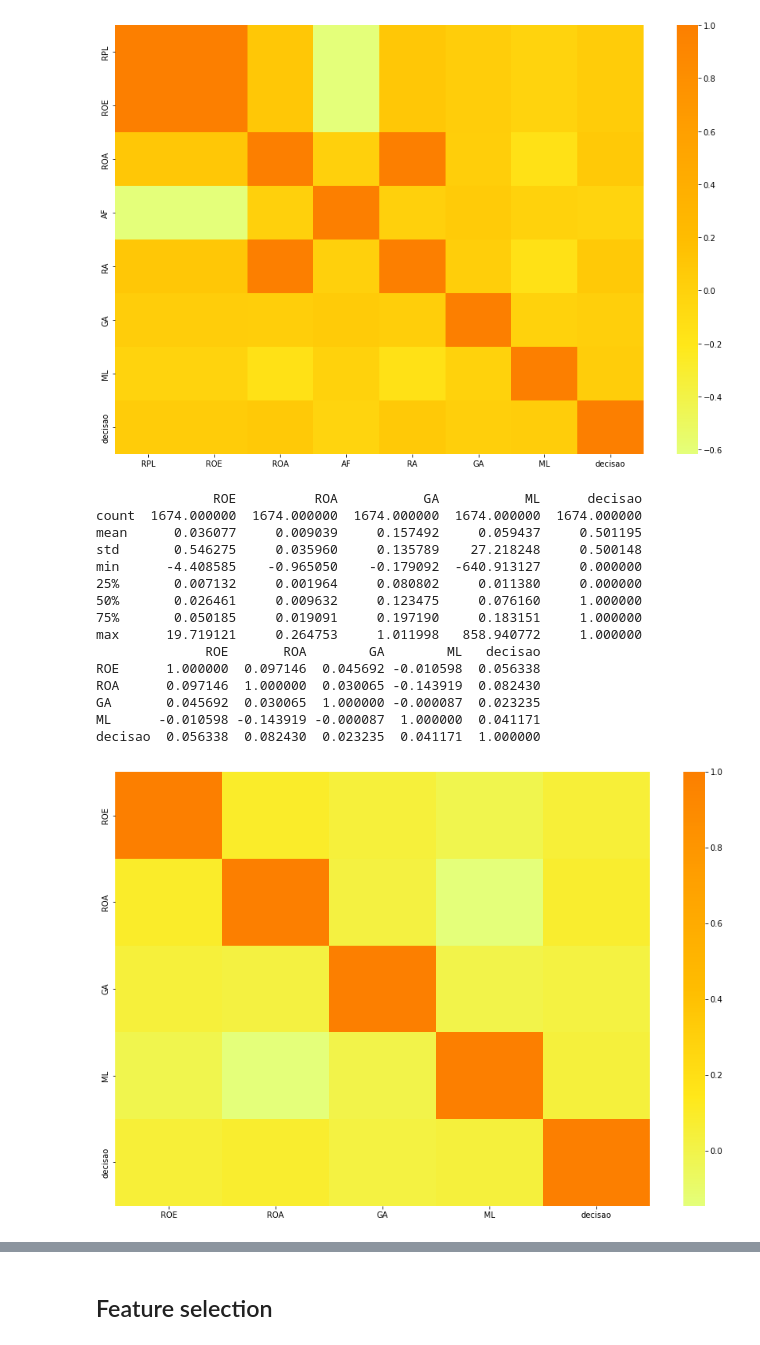
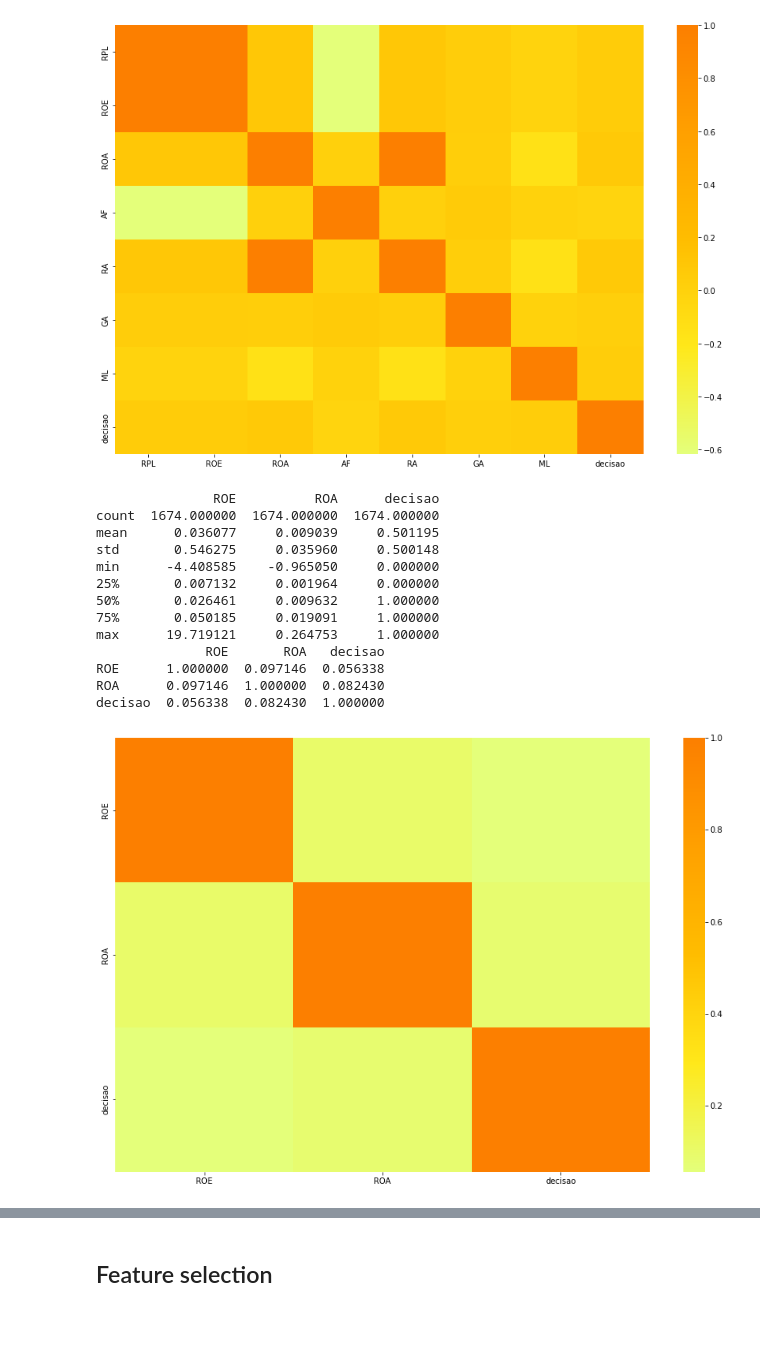
Before and after one commit to ricardomdesa/TCC-PUC-2020, a Jupyter notebook: notebooks/analis_descritiva.ipynb, the cells around one changed output, grey strips where cells are left out. Cells and saved outputs as stored; diff of their text form; code cells hidden in the pictures.

```diff
--- a/notebooks/analis_descritiva.ipynb
+++ b/notebooks/analis_descritiva.ipynb
@@ -86,24 +90,25 @@ ML       0.041171
 decisao  1.000000
 [figure]
 # %%
-remover = ["RPL", "RA", "AF"]
+# remover = ["RPL", "RA", "AF"]
+# remover = ["RPL", "RA"] # LogReg
+# remover = ["RPL", "RA", "AF", "GA"] # RN
+remover = ["RPL", "RA", "AF", "GA", "ML"] # RN
 df = df.drop(remover, axis=1)
 
 print_correlacoes(df)
 # %% [output]
-               ROE          ROA           GA           ML      decisao
-count  1674.000000  1674.000000  1674.000000  1674.000000  1674.000000
-mean      0.036077     0.009039     0.157492     0.059437     0.501195
-std       0.546275     0.035960     0.135789    27.218248     0.500148
-min      -4.408585    -0.965050    -0.179092  -640.913127     0.000000
-25%       0.007132     0.001964     0.080802     0.011380     0.000000
-50%       0.026461     0.009632     0.123475     0.076160     1.000000
-75%       0.050185     0.019091     0.197190     0.183151     1.000000
-max      19.719121     0.264753     1.011998   858.940772     1.000000
-              ROE       ROA        GA        ML   decisao
-ROE      1.000000  0.097146  0.045692 -0.010598  0.056338
-ROA      0.097146  1.000000  0.030065 -0.143919  0.082430
-GA       0.045692  0.030065  1.000000 -0.000087  0.023235
-ML      -0.010598 -0.143919 -0.000087  1.000000  0.041171
-decisao  0.056338  0.082430  0.023235  0.041171  1.000000
+               ROE          ROA      decisao
+count  1674.000000  1674.000000  1674.000000
+mean      0.036077     0.009039     0.501195
+std       0.546275     0.035960     0.500148
+min      -4.408585    -0.965050     0.000000
+25%       0.007132     0.001964     0.000000
+50%       0.026461     0.009632     1.000000
+75%       0.050185     0.019091     1.000000
+max      19.719121     0.264753     1.000000
+              ROE       ROA   decisao
+ROE      1.000000  0.097146  0.056338
+ROA      0.097146  1.000000  0.082430
+decisao  0.056338  0.082430  1.000000
-[figure, old version]
+[figure, new version]
```
Also changed, not shown: parts of 23 cells of this notebook.
